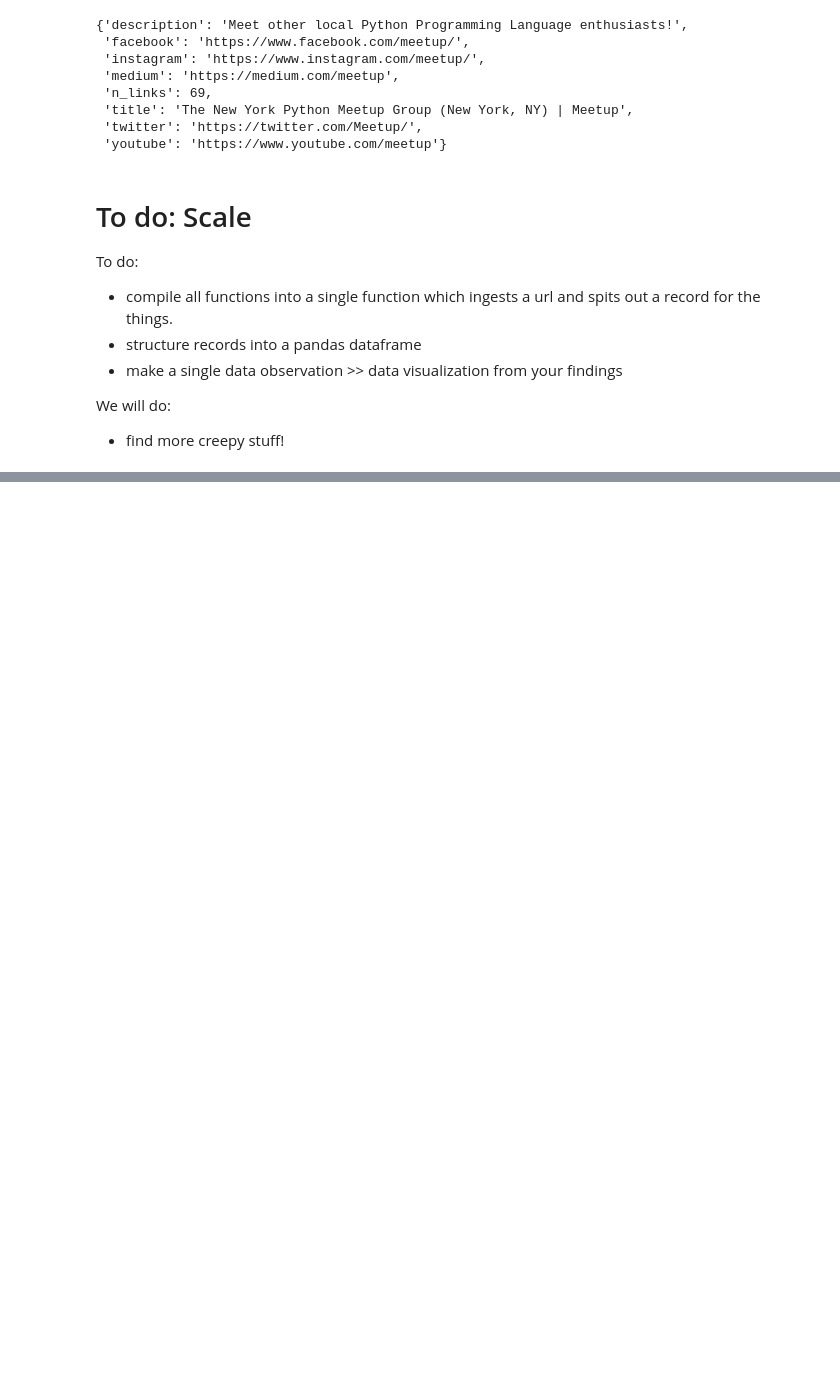
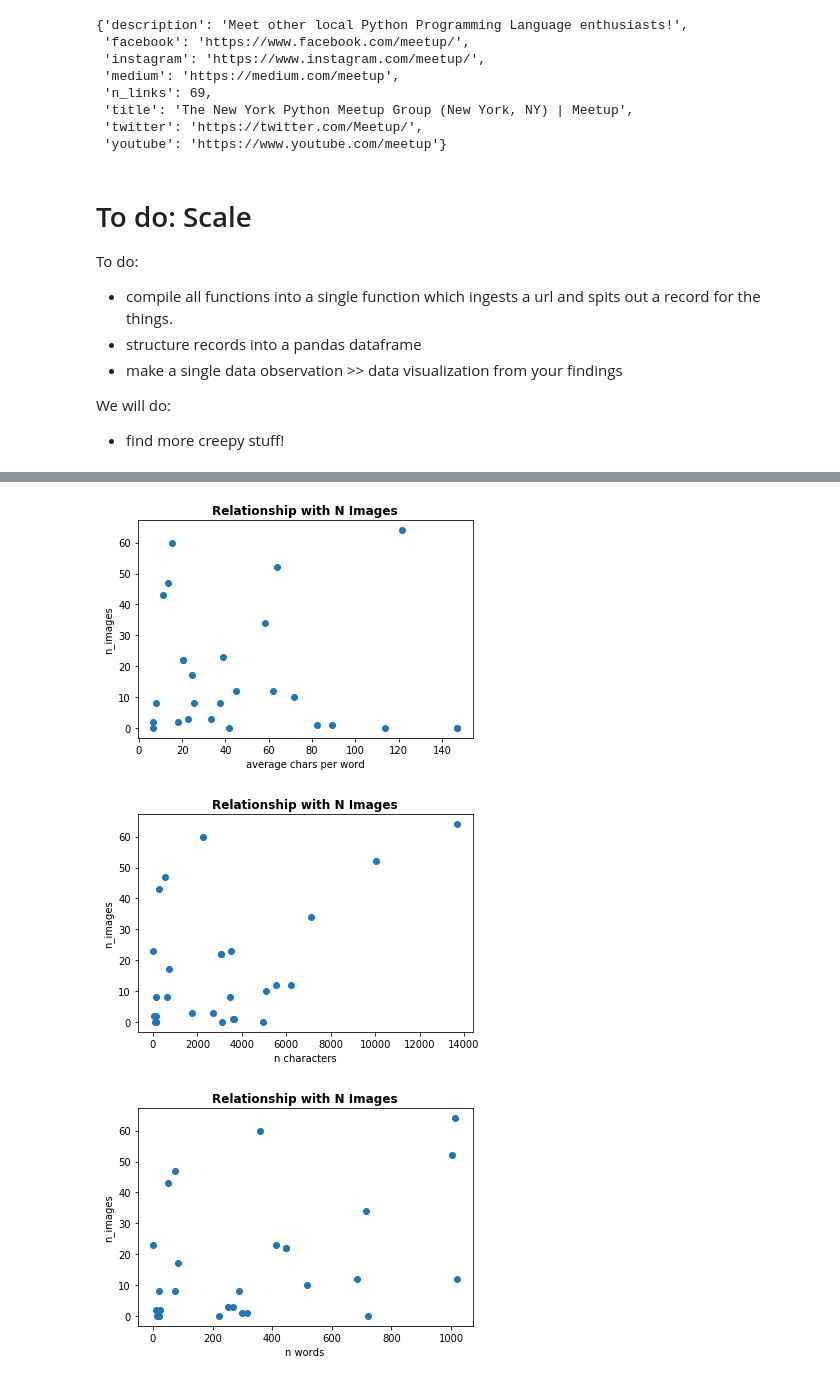
Before and after one commit to ybressler/Web-Scraping, a Jupyter notebook: Web Scraping Overview – NYC Python Meetup.ipynb, the cells around one changed output, grey strips where cells are left out. Saved outputs shown, nothing was run; the diff lists cells and outputs as text; code cells hidden in the pictures; blank space fills up the shorter version.

```diff
--- a/Web Scraping Overview – NYC Python Meetup.ipynb
+++ b/Web Scraping Overview – NYC Python Meetup.ipynb
@@ -143,0 +236,12 @@ We will do:
+# %%
+url = "http://www.playbill.com/productions"
+
+r = requests.get(url)
+html = r.text
+soup = BeautifulSoup(html, 'html.parser')
+# %%
+# get all links
+all_links = [x.get("href",None) for x in soup.find_all("a")]
+
+# Get all shows
+all_shows = list({"http://www.playbill.com"+x for x in all_links if "production/" in str(x)})
@@ -143,0 +267,7 @@ We will do:
+# %%
+# If you wanted a df
+import pandas as pd
+df = pd.DataFrame.from_records(show_records)
+
+# If you wanted to work with raw
+# show_urls = [{x.get("show name"):x.get("website")} for x in show_records]
@@ -143,0 +353,24 @@ We will do:
+# %%
+plt.scatter(data=new_df, x='average chars per word', y='n_images')
+plt.title('Relationship with N Images', weight="bold")
+plt.xlabel('average chars per word')
+plt.ylabel('n_images')
+plt.show()
+
+
+plt.scatter(data=new_df, x='n_chars', y='n_images')
+plt.title('Relationship with N Images', weight="bold")
+plt.xlabel('n characters')
+plt.ylabel('n_images')
+plt.show()
+
+
+plt.scatter(data=new_df, x='n_words', y='n_images')
+plt.title('Relationship with N Images', weight="bold")
+plt.xlabel('n words')
+plt.ylabel('n_images')
+plt.show()
+# %% [output]
+[figure, added]
+[figure, added]
+[figure, added]
```
Also changed, not shown: parts of 13 cells of this notebook.
